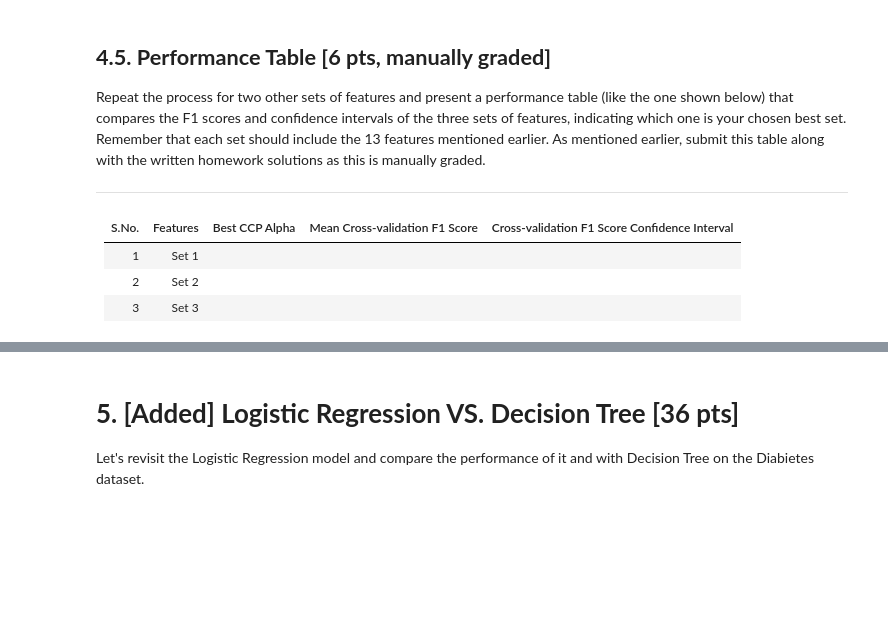
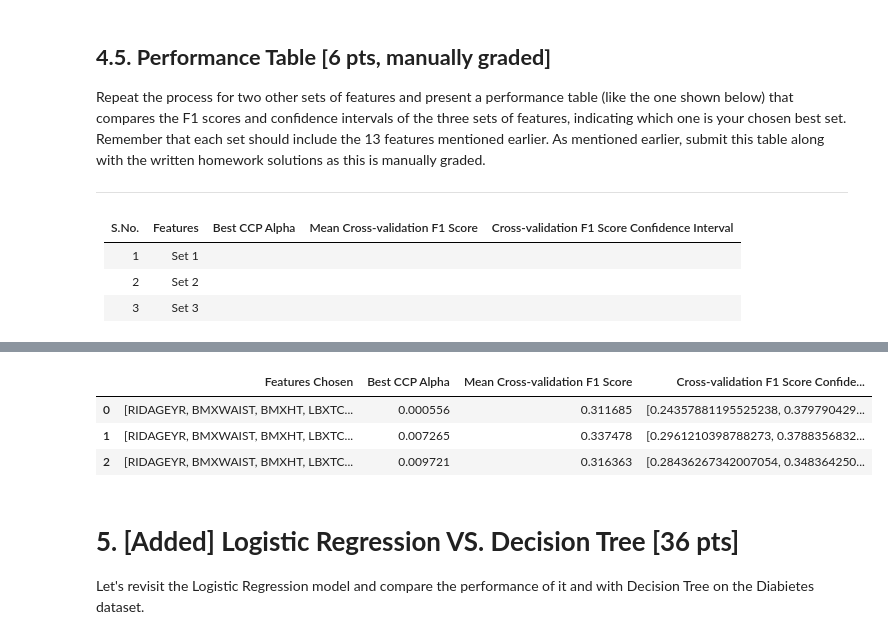
Before and after one commit to BeiKuoOoOo/CIS519, a Jupyter notebook: hw3_coding.ipynb, the cells around one changed output, grey strips where cells are left out. Saved outputs shown, nothing was run; the diff lists cells and outputs as text; code cells hidden in the pictures; blank space fills up the shorter version.

```diff
--- a/hw3_coding.ipynb
+++ b/hw3_coding.ipynb
@@ -1210,7 +1209,7 @@ def best_ccp_alpha_f1(train_df):
     best_index = np.argmax(cv_f1_scores)
     best_ccp_alpha = ccp_alphas[best_index]
 
-    return best_ccp_alpha, cv_f1_scores[best_index]
+    return best_ccp_alpha, cv_f1_scores
 
     #### Student code ends ####
 
@@ -1285,12 +1275,9 @@ def calculate_confidence_interval(cv_f1_scores):
     #### Student code starts ####
     mean = np.mean(cv_f1_scores)
     std = np.std(cv_f1_scores, ddof=1)
-    n = len(cv_f1_scores)
-    t_value = 4.6
-    marign_error = t_value * (std / np.sqrt(n))
-    lower = mean - marign_error
-    upper = mean + marign_error
-    return np.array([lower, upper])
+    side = 4.6*std/(5**0.5)
+    interval = [mean-side, mean+side]
+    return interval
     #### Student code starts ####
 # %%
 def test_confidence_intervals():
@@ -1386,3 +1309,45 @@ TypeError: object of type 'numpy.float64' has no len()
+# %%
+def evaluate_feature_set(features_set):
+  train_data, test_data = load_diabetes_datasets()
+  train_data, test_data = process_datasets_with_features(train_data, test_data, features_set)
+  features = [column for column in features_set if column != 'DIABETIC']
+  best_ccp_alpha, cv_f1_scores = best_ccp_alpha_f1(train_data)
+  mean_f1_score = np.mean(cv_f1_scores)
+  ci_f1 = calculate_confidence_interval(cv_f1_scores)
+  return features, best_ccp_alpha, mean_f1_score, ci_f1
+
+def process_datasets_with_features(train_df, test_df, features_set):
+  train_df = train_df[features_set].dropna()
+  test_columns = [column for column in features_set if column != 'DIABETIC']
+  test_df = test_df[test_columns]
+
+  for column in test_columns:
+    if test_df[column].isnull().any():
+      mean_value = train_df[column].mean()
+      test_df[column].fillna(mean_value, inplace=True)
+
+  return train_df, test_df
+
+
+feature_sets = [
+    ['RIDAGEYR', 'BMXWAIST', 'BMXHT', 'LBXTC', 'BMXLEG', 'BMXWT', 'BMXBMI', 'RIDRETH1', 'BPQ020', 'ALQ120Q', 'DMDEDUC2', 'RIAGENDR', 'INDFMPIR', 'DIABETIC'],
+    ['RIDAGEYR', 'BMXWAIST', 'BMXHT', 'LBXTC', 'BMXLEG', 'BMXWT', 'BMXBMI', 'RIDRETH1', 'BPQ020', 'ALQ120Q', 'DMDEDUC2', 'RIAGENDR', 'INDFMPIR', 'DIABETIC', 'OHX28CSC'],
+    ['RIDAGEYR', 'BMXWAIST', 'BMXHT', 'LBXTC', 'BMXLEG', 'BMXWT', 'BMXBMI', 'RIDRETH1', 'BPQ020', 'ALQ120Q', 'DMDEDUC2', 'RIAGENDR', 'INDFMPIR', 'DIABETIC', 'OHX28CSC', 'BPAARM']
+]
+
+results = [evaluate_feature_set(fs) for fs in feature_sets]
+
+performance_table = pd.DataFrame(data=results, columns=['Features Chosen', 'Best CCP Alpha', 'Mean Cross-validation F1 Score', 'Cross-validation F1 Score Confidence Interval'])
+
+# Enhance the display settings to show all the content of the dataframe cells
+pd.set_option('display.max_colwidth', None)
+
+performance_table
+# %% [output]
+|  | Features Chosen | Best CCP Alpha | Mean Cross-validation F1 Score | Cross-validation F1 Score Confide... |
+| 0 | [RIDAGEYR, BMXWAIST, BMXHT, LBXTC... | 0.000556 | 0.311685 | [0.24357881195525238, 0.379790429... |
+| 1 | [RIDAGEYR, BMXWAIST, BMXHT, LBXTC... | 0.007265 | 0.337478 | [0.2961210398788273, 0.3788356832... |
+| 2 | [RIDAGEYR, BMXWAIST, BMXHT, LBXTC... | 0.009721 | 0.316363 | [0.28436267342007054, 0.348364250... |
 # %% [markdown]
 # **5. [Added] Logistic Regression VS. Decision Tree [36 pts]**
 
```
Also changed, not shown: parts of 10 cells of this notebook.
